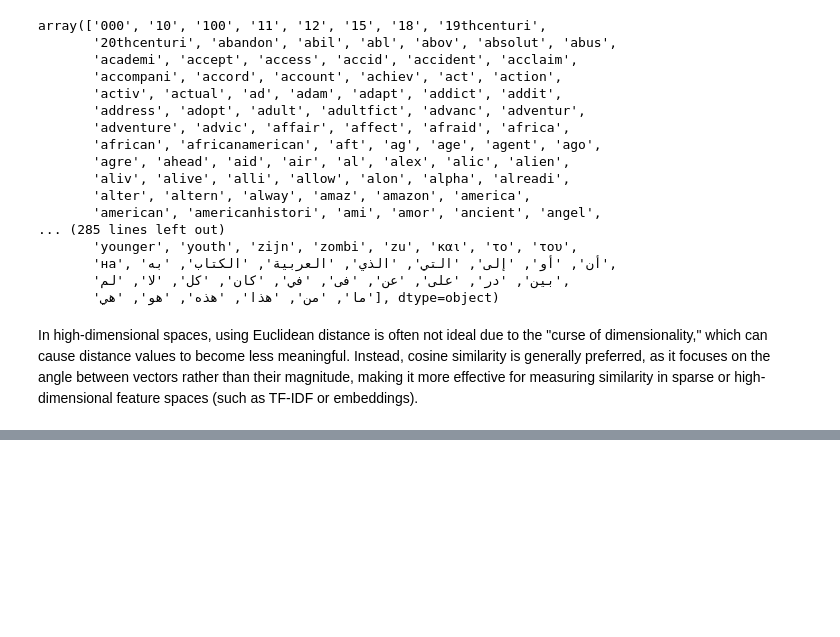
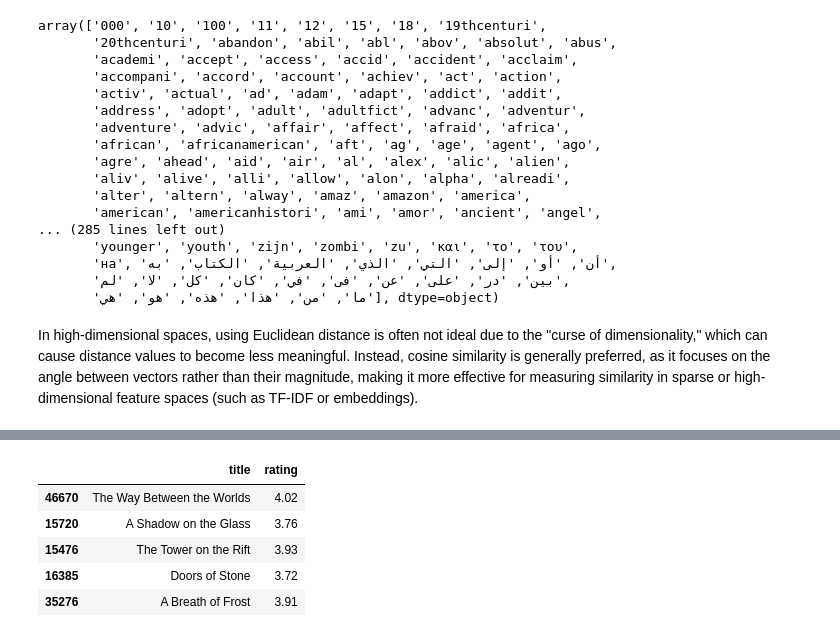
Before and after one commit to RithikDatascientist/Book_recommendation_system, a Jupyter notebook: Books_recommendation_model.ipynb, the cells around one changed output, grey strips where cells are left out. Drawn from its saved outputs; the diff is of its cells as text; code cells hidden in the pictures; blank space fills up the shorter version.

```diff
--- a/Books_recommendation_model.ipynb
+++ b/Books_recommendation_model.ipynb
@@ -502,0 +540,7 @@ cosine_similarity(vectors).shape
+# %%
+tfidf = TfidfVectorizer(stop_words='english',
+    ngram_range=(1, 2),
+    max_df=0.8,
+    min_df=2)
+# %%
+tfidf_matrix = tfidf.fit_transform(new_df["Tags"])
@@ -502,0 +551,26 @@ cosine_similarity(vectors).shape
+# %%
+# Index map: title to row index
+indices = pd.Series(new_df.index, index=new_df['title']).drop_duplicates()
+
+def recommend_books(title, n=5):
+    idx = indices[title]
+    target_vec = tfidf_matrix[idx]
+    sim_scores = cosine_similarity(target_vec, tfidf_matrix).flatten()
+    sim_scores[idx] = 0  # Ignore self
+
+    top_indices = sim_scores.argsort()[::-1]  # Sorted in descending order
+    top_indices = top_indices[:n]  # Only take top N
+
+    # Safety check: filter out invalid indices
+    top_indices = [i for i in top_indices if i < len(new_df)]
+
+    return new_df.iloc[top_indices][['title', 'rating']]
+# %%
+recommend_books("Troublesome Young Men: The Rebels Who Brought Churchill to Power and Helped Save England", 5)
+# %% [output]
+|  | title | rating |
+| 46670 | The Way Between the Worlds | 4.02 |
+| 15720 | A Shadow on the Glass | 3.76 |
+| 15476 | The Tower on the Rift | 3.93 |
+| 16385 | Doors of Stone | 3.72 |
+| 35276 | A Breath of Frost | 3.91 |
```
Also changed, not shown: parts of 11 cells of this notebook, 1 other file.
